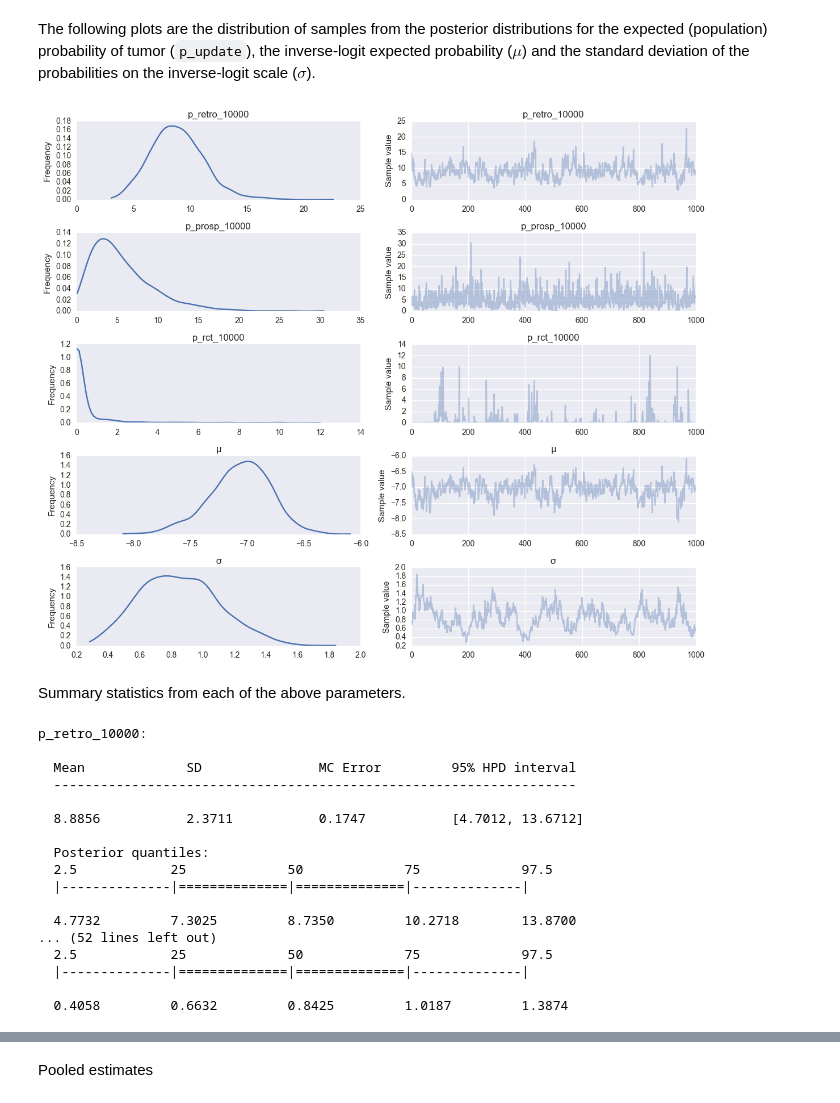
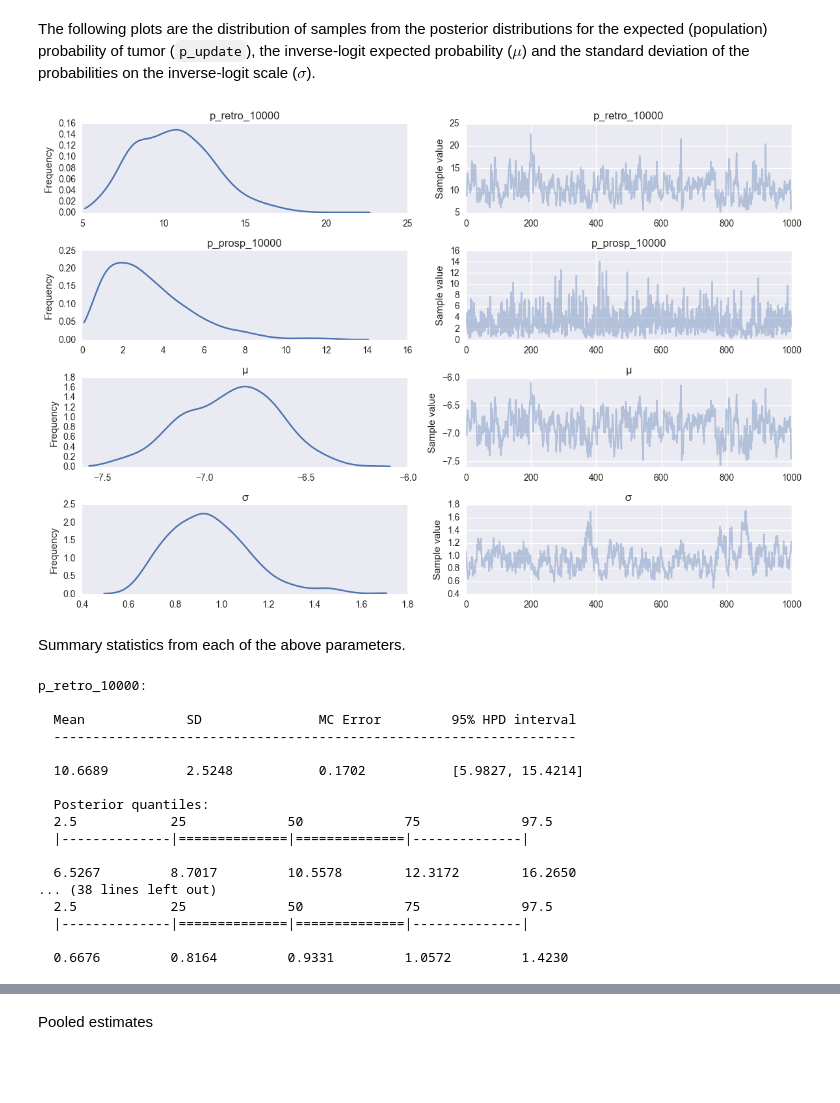
Before and after one commit to VanderbiltPopHealthSci/uterine_fibroids_MA, a Jupyter notebook: Key Question 3 Meta-analysis.ipynb, the cells around one changed output, grey strips where cells are left out. Saved outputs shown, nothing was run; the diff lists cells and outputs as text; code cells hidden in the pictures; blank space fills up the shorter version.

Commit message:
Combined RCT and prospective designs in analysis

```diff
--- a/Key Question 3 Meta-analysis.ipynb
+++ b/Key Question 3 Meta-analysis.ipynb
@@ -98,2 +88,0 @@ kq3_data = pd.concat([kq3_data, pd.get_dummies(kq3_data.Design)[['Prospective',
-# %%
-kq3_data['design_ind'] = kq3_data.Design.replace({'Retrospective':0, 'Prospective':1, 'RCT':2})
@@ -137,8 +105,7 @@ model_data = kq3_data
 k = model_data.shape[0]
 tumors = model_data.Tumors.values.astype(int)
 n = model_data.Population.values.astype(int)
-X = model_data[['Prospective', 'RCT']].values.astype(int)
-design = model_data.design_ind.values.astype(int)
+X = model_data['Prospective'].values.astype(int)
 age_max_norm = ((model_data.age_max - 60)/10).fillna(0.5).values
 
 poly_terms = 3
@@ -158,21 +125,21 @@ with pm.Model() as pritts_update:
     σ = pm.Uniform('σ', 0, 1000, testval=10)
     θ = pm.Normal('θ', μ, sd=σ, shape=k)
     # Design effects
-    β = pm.Normal('β', 0, sd=10, shape=2, testval=np.zeros(2))
+    β = pm.Normal('β', 0, sd=10)
     # Age effect
     α = pm.Normal('α', 0, sd=10, testval=0)
 
     # Study-specific probabilities
-    π = pm.Deterministic('π', invlogit(θ + tt.dot(X,β) + α*age_max))
+    π = pm.Deterministic('π', invlogit(θ + β*X + α*age_max))
 
     # Expected probabilities by design
     p_retro_10000 = pm.Deterministic('p_retro_10000', invlogit(μ)*10000)
-    p_prosp_10000 = pm.Deterministic('p_prosp_10000', invlogit(μ + β[0])*10000)
-    p_rct_10000 = pm.Deterministic('p_rct_10000', invlogit(μ + β[1])*10000)
+    p_prosp_10000 = pm.Deterministic('p_prosp_10000', invlogit(μ + β)*10000)
 
     obs = pm.Binomial('obs', n=n, p=π, observed=tumors)
 # %%
 with pritts_update:
     advi_fit = pm.variational.advi(n=40000)
-    trace = pm.sample(3000, step=pm.NUTS(scaling=advi_fit.means), start=advi_fit.means, random_seed=[20140425, 19700903][0])
+    trace = pm.sample(3000, step=pm.NUTS(scaling=advi_fit.means),
+                      start=advi_fit.means, random_seed=[20140425, 19700903][0])
 # %% [output]
@@ -249,32 +216,32 @@ Assigned NUTS to α
 # %% [markdown]
 The following plots are the distribution of samples from the posterior distributions for the expected (population) probability of tumor (`p_update`), the inverse-logit expected probability ($\mu$) and the standard deviation of the probabilities on the inverse-logit scale ($\sigma$).
 # %%
-pm.traceplot(trace[-1000:], varnames=['p_retro_10000', 'p_prosp_10000', 'p_rct_10000',
+pm.traceplot(trace[-1000:], varnames=['p_retro_10000', 'p_prosp_10000',
                                     'μ', 'σ']);
 # %% [output]
-[figure, old version]
+[figure, new version]
 # %% [markdown]
 Summary statistics from each of the above parameters.
 # %%
-pm.summary(trace[-1000:], varnames=['p_retro_10000', 'p_prosp_10000', 'p_rct_10000', 'μ', 'σ'], roundto=4)
+pm.summary(trace[-1000:], varnames=['p_retro_10000', 'p_prosp_10000', 'μ', 'σ'], roundto=4)
 # %% [output]
 p_retro_10000:
 
   Mean             SD               MC Error         95% HPD interval
   -------------------------------------------------------------------
 
-  8.8856           2.3711           0.1747           [4.7012, 13.6712]
+  10.6689          2.5248           0.1702           [5.9827, 15.4214]
 
   Posterior quantiles:
   2.5            25             50             75             97.5
   |--------------|==============|==============|--------------|
 
-  4.7732         7.3025         8.7350         10.2718        13.8700
-... (52 lines left out)
+  6.5267         8.7017         10.5578        12.3172        16.2650
+... (38 lines left out)
   2.5            25             50             75             97.5
   |--------------|==============|==============|--------------|
 
-  0.4058         0.6632         0.8425         1.0187         1.3874
+  0.6676         0.8164         0.9331         1.0572         1.4230
 # %% [markdown]
 By comparison, estimates from Pritts' supplement:
 
```
Also changed, not shown: parts of 12 cells of this notebook.
